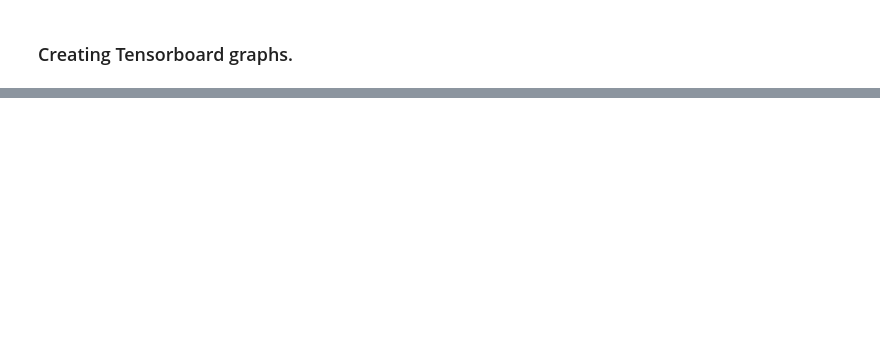
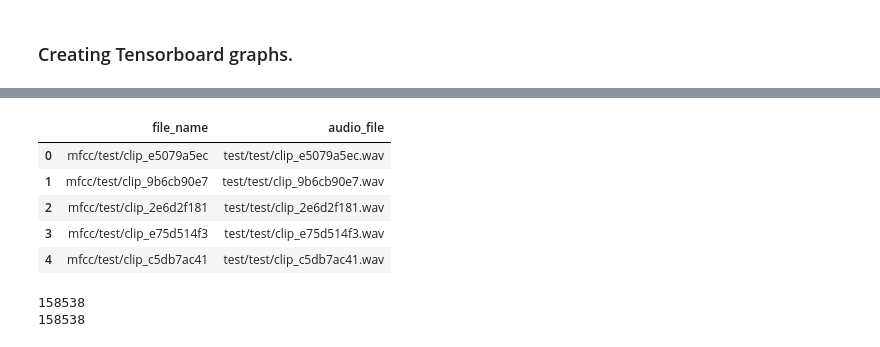
Before and after one commit to Eric-Ens/Speech_Recognition, a Jupyter notebook: 11_class_CNN.ipynb, the cells around one changed output, grey strips where cells are left out. Saved outputs shown, nothing was run; the diff lists cells and outputs as text; code cells hidden in the pictures; blank space fills up the shorter version.

Commit message:
added kaggle predictions from tensorflow

```diff
--- a/11_class_CNN.ipynb
+++ b/11_class_CNN.ipynb
@@ -35,11 +35,11 @@ tf.__version__
 The CNN as well as data importing users several constant numbers, which we will define here.
 # %%
 # Convolutional Layer 1.
-filter_size1 = 7         # number of pixels in one side of the filter
-num_filters1 = 56         # number of filters
+filter_size1 = 6         # number of pixels in one side of the filter
+num_filters1 = 72         # number of filters
 
 # Convolutional Layer 2.
-filter_size2 = 7
+filter_size2 = 6
 num_filters2 = 112
 
 # Fully-connected layer.
@@ -64,10 +64,12 @@ num_channels = 1
 
 #The file path for the original audio files
 audio_path = 'train/audio/'
+test_path = 'test/'
 
 POSSIBLE_LABELS = 'yes no up down left right on off stop go silence unknown'.split()
 id2name = {i: name for i, name in enumerate(POSSIBLE_LABELS)}
 name2id = {name: i for i, name in id2name.items()}
-len(id2name)
+print(len(id2name))
+print(id2name)
 # %% [output]
 12
@@ -871,0 +889,32 @@ show_graph(tf.get_default_graph().as_graph_def())
+# %%
+def load_test(data_dir):
+    #pattern = re.compile("(.+\/)?(\w+)\/([^_]+)_") # for file types add '.+(type)'
+    all_files = glob(os.path.join(data_dir, 'mfcc/test/*')) # for file types at (type)
+                                                            # file path csv for 1sec exactly, and csv_full
+                                                            # for all file
+                                                            # mfcc/ for mfcc files
+
+
+    test = []
+    for entry in all_files:
+        sound_path = test_path + "/".join(entry.split('/')[1:]) + '.wav'#str(entry)
+
+        sample = (entry, sound_path)#(uid, entry, sound_path)
+        test.append(sample)
+
+
+    columns_list = ['file_name', 'audio_file']#['user_id', 'file_name', 'audio_file']
+
+    test_df = pd.DataFrame(test, columns = columns_list)
+
+    return test_df
+# %%
+Kaggle_test = load_test('')
+Kaggle_test.head()
+# %% [output]
+|  | file_name | audio_file |
+| 0 | mfcc/test/clip_e5079a5ec | test/test/clip_e5079a5ec.wav |
+| 1 | mfcc/test/clip_9b6cb90e7 | test/test/clip_9b6cb90e7.wav |
+| 2 | mfcc/test/clip_2e6d2f181 | test/test/clip_2e6d2f181.wav |
+| 3 | mfcc/test/clip_e75d514f3 | test/test/clip_e75d514f3.wav |
+| 4 | mfcc/test/clip_c5db7ac41 | test/test/clip_c5db7ac41.wav |
@@ -871,0 +965,6 @@ show_graph(tf.get_default_graph().as_graph_def())
+# %%
+print(len(file_names))
+print(len(file_predictions))
+# %% [output]
+158538
+158538
```
Also changed, not shown: parts of 24 cells of this notebook, 2 other files.
